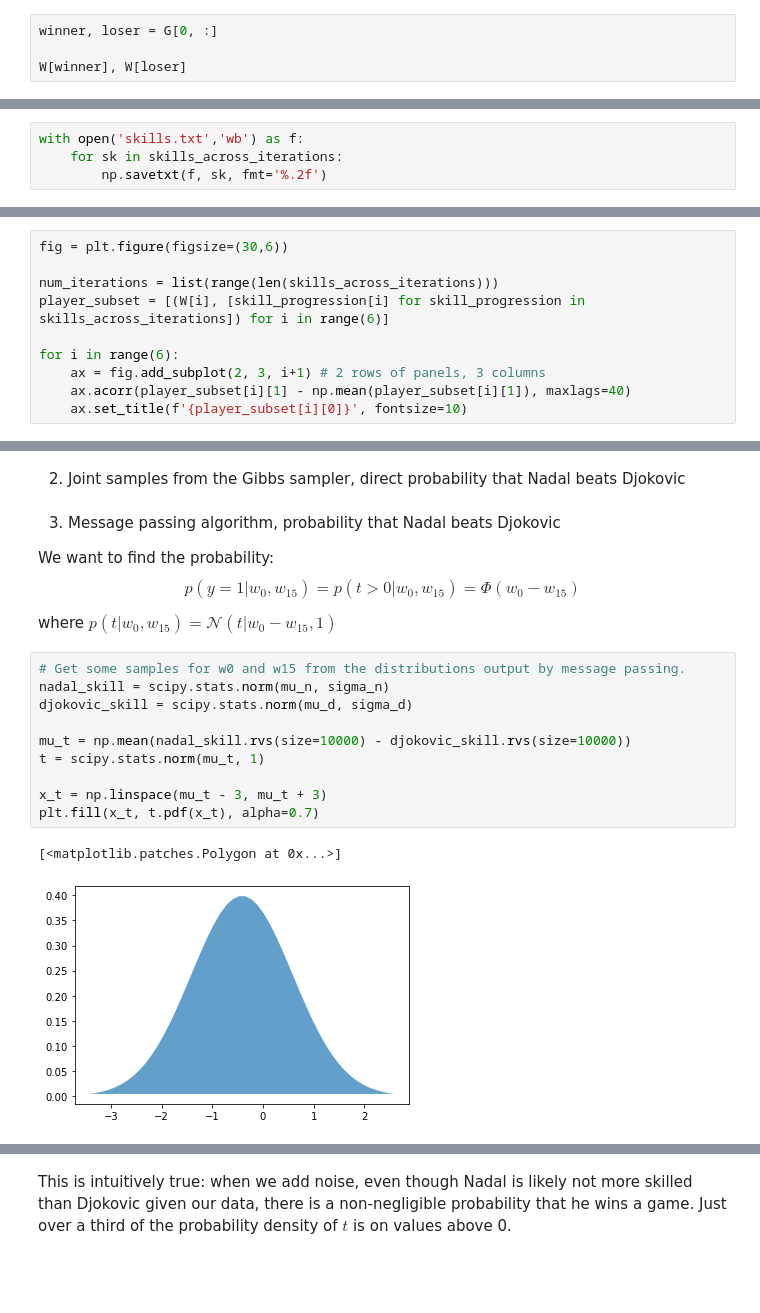
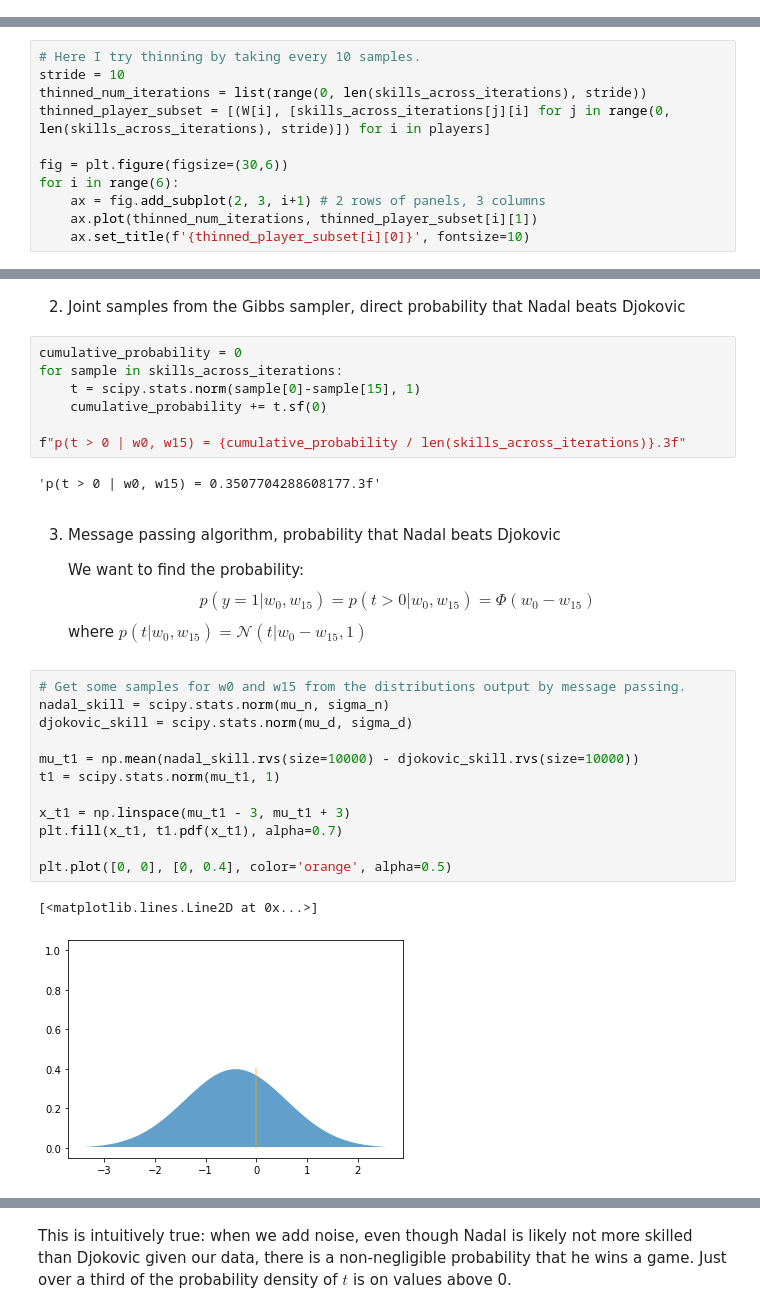
Before and after one commit to inwaves/probml, a Jupyter notebook: coursework2_trueskill/wip-sheet-1.ipynb, the cells around one changed output, grey strips where cells are left out. Saved outputs shown, nothing was run; the diff lists cells and outputs as text; blank space fills up the shorter version.

```diff
--- a/coursework2_trueskill/wip-sheet-1.ipynb
+++ b/coursework2_trueskill/wip-sheet-1.ipynb
@@ -39,7 +39,3 @@ with io.BytesIO(r.content) as f:
     G = data['G'] - 1   # W[G[i,0]] is winner of game i, W[G[i,1]] is loser
     M = W.shape[0]      # number of players M = 107
     N = G.shape[0]      # number of games N = 1801
-# %%
-winner, loser = G[0, :]
-
-W[winner], W[loser]
@@ -96,7 +87,3 @@ for iteration in tqdm(range(1100)):
 
     # Storing results across iterations for plotting.
     skills_across_iterations.append(w)
-# %%
-with open('skills.txt','wb') as f:
-    for sk in skills_across_iterations:
-        np.savetxt(f, sk, fmt='%.2f')
@@ -122,11 +125,12 @@ Intuitively, I expect skills and performances differences to be highly correlate
 # %%
+# Here I try thinning by taking every 10 samples.
+stride = 10
+thinned_num_iterations = list(range(0, len(skills_across_iterations), stride))
+thinned_player_subset = [(W[i], [skills_across_iterations[j][i] for j in range(0, len(skills_across_iterations), stride)]) for i in players]
+
 fig = plt.figure(figsize=(30,6))
-
-num_iterations = list(range(len(skills_across_iterations)))
-player_subset = [(W[i], [skill_progression[i] for skill_progression in skills_across_iterations]) for i in range(6)]
-
 for i in range(6):
     ax = fig.add_subplot(2, 3, i+1) # 2 rows of panels, 3 columns
-    ax.acorr(player_subset[i][1] - np.mean(player_subset[i][1]), maxlags=40)
-    ax.set_title(f'{player_subset[i][0]}', fontsize=10)
+    ax.plot(thinned_num_iterations, thinned_player_subset[i][1])
+    ax.set_title(f'{thinned_player_subset[i][0]}', fontsize=10)
 # %% [output]
@@ -336,23 +357,33 @@ t
 # %% [markdown]
 2. Joint samples from the Gibbs sampler, direct probability that Nadal beats Djokovic
+# %%
+cumulative_probability = 0
+for sample in skills_across_iterations:
+    t = scipy.stats.norm(sample[0]-sample[15], 1)
+    cumulative_probability += t.sf(0)
+
+f"p(t > 0 | w0, w15) = {cumulative_probability / len(skills_across_iterations)}.3f"
+# %% [output]
+'p(t > 0 | w0, w15) = 0.3507704288608177.3f'
 # %% [markdown]
 3. Message passing algorithm, probability that Nadal beats Djokovic
 
-We want to find the probability: $$p(y=1 | w_0, w_{15}) = p(t>0 | w_0, w_{15}) = \Phi(w_0 - w_{15})$$
-
-where $ p(t | w_0, w_{15}) = \mathcal{N}(t | w_0 - w_{15}, 1)$
+    We want to find the probability: $$p(y=1 | w_0, w_{15}) = p(t>0 | w_0, w_{15}) = \Phi(w_0 - w_{15})$$
+    where $ p(t | w_0, w_{15}) = \mathcal{N}(t | w_0 - w_{15}, 1)$
 # %%
 # Get some samples for w0 and w15 from the distributions output by message passing.
 nadal_skill = scipy.stats.norm(mu_n, sigma_n)
 djokovic_skill = scipy.stats.norm(mu_d, sigma_d)
 
-mu_t = np.mean(nadal_skill.rvs(size=10000) - djokovic_skill.rvs(size=10000))
-t = scipy.stats.norm(mu_t, 1)
+mu_t1 = np.mean(nadal_skill.rvs(size=10000) - djokovic_skill.rvs(size=10000))
+t1 = scipy.stats.norm(mu_t1, 1)
 
-x_t = np.linspace(mu_t - 3, mu_t + 3)
-plt.fill(x_t, t.pdf(x_t), alpha=0.7)
+x_t1 = np.linspace(mu_t1 - 3, mu_t1 + 3)
+plt.fill(x_t1, t1.pdf(x_t1), alpha=0.7)
+
+plt.plot([0, 0], [0, 0.4], color='orange', alpha=0.5)
 # %% [output]
-[<matplotlib.patches.Polygon at 0x...>]
+[<matplotlib.lines.Line2D at 0x...>]
-[figure, old version]
+[figure, new version]
 # %%
 # 1 - Φ_t(0)
```
Also changed, not shown: parts of 37 cells of this notebook.
